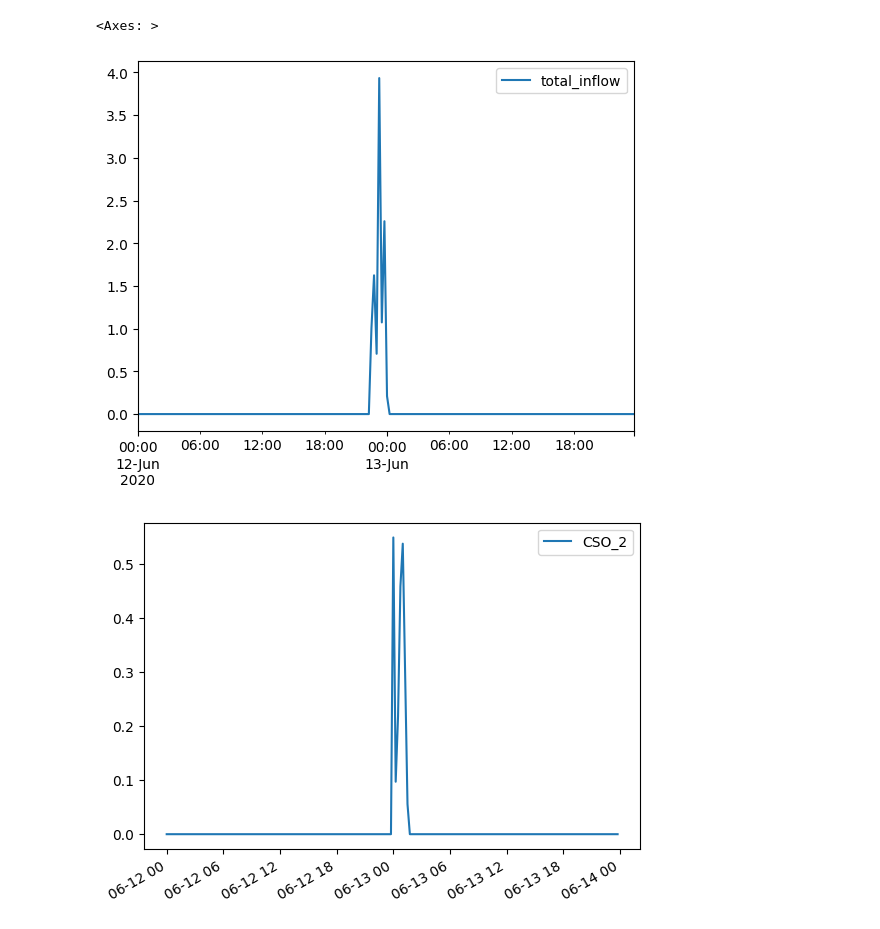
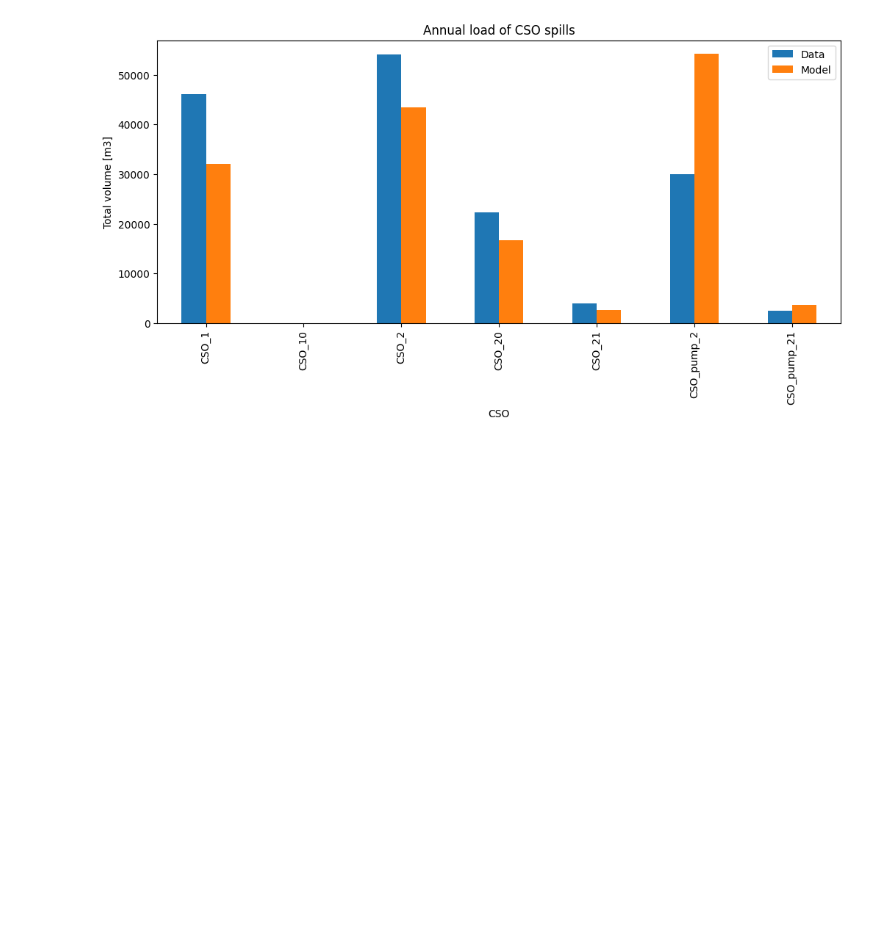
Before and after one commit to jipsteiger/ENVM1601, a Jupyter notebook: RTC/rtc_week_1.ipynb, the cells around one changed output. Drawn from its saved outputs; the diff is of its cells as text; code cells hidden in the pictures; blank space fills up the shorter version.

```diff
--- a/RTC/rtc_week_1.ipynb
+++ b/RTC/rtc_week_1.ipynb
@@ -135,3 +28,27 @@ def main2():
+# %%
+pump_data = pd.read_csv(
+    "RTC/data/Dean Town Pump Data.csv",
+    delimiter=",",
+    index_col=0,
+    parse_dates=True,
+    names=pumps["name"],
+    skiprows=1,
+)
+pump_data.index = pd.to_datetime(pump_data.index, format='mixed', dayfirst=True)
+
+pump_data = pump_data * 15 * 60 # Integrate from flowrate to volume
+
+head_data = pd.read_csv(
+    "RTC/data/Dean Town Head Data.csv",
+    delimiter=",",
+    index_col=0,
+    parse_dates=True,
+    names=weirs["name"],
+    skiprows=1,
+)
+head_data.index = pd.to_datetime(head_data.index, format='mixed', dayfirst=True)
+
+cso_model_combined = pd.read_excel('RTC/data/model_data.xlsx', index_col=0, parse_dates=True)
 # %%
 def weir_formula(C, L, h, z):
     return C * L * (h - z) ** (3 / 2)
@@ -203,12 +55,19 @@ pump_data['CSO_pump_2'].loc['06-12-2020':'06-13-2020'].plot()
-# %%
-cso_model.loc['06-12-2020':'06-13-2020'].plot()
-cso_data = pd.DataFrame()
-cso_data['CSO_2'] = head_data["CSO_2"]
-cso_data['CSO_2'] = weir_formula(1.34675, 21.8, head_data["CSO_2"].values, 10.27)
-cso_data = cso_data.fillna(0)
-cso_data.index = pd.to_datetime(cso_data.index, format='mixed')
-cso_data.loc['06-12-2020':'06-13-2020'].plot()
-# %% [output]
-<Axes: >
-[figure, removed]
-[figure, removed]
+# %%
+cso_data = head_data.copy()
+for i, key in enumerate(cso_data.keys()):
+    cso_data[key] = 0
+    cso_data[key] = weir_formula(weirs['discharge_coef'][i], weirs['length'][i], \
+        head_data[(head_data[key].values > weirs['crest_level'][i]).tolist()][key], weirs['crest_level'][i]) * 15 * 60
+# %%
+cso_data_combined = pd.concat([cso_data, pump_data[['CSO_pump_2', 'CSO_pump_21']]], axis=1).fillna(0)
+# %%
+combined_data_summed = pd.concat([cso_data_combined.sum(), cso_model_combined.sum()], axis=1)
+combined_data_summed.columns = ['Data', 'Model']
+
+combined_data_summed.plot(kind='bar', figsize=(12, 5))
+plt.xlabel('CSO')
+plt.ylabel('Total volume [m3]')
+plt.title('Annual load of CSO spills')
+plt.show()
+# %% [output]
+[figure, added]
```
Also changed, not shown: parts of 6 cells of this notebook, 6 other files.
